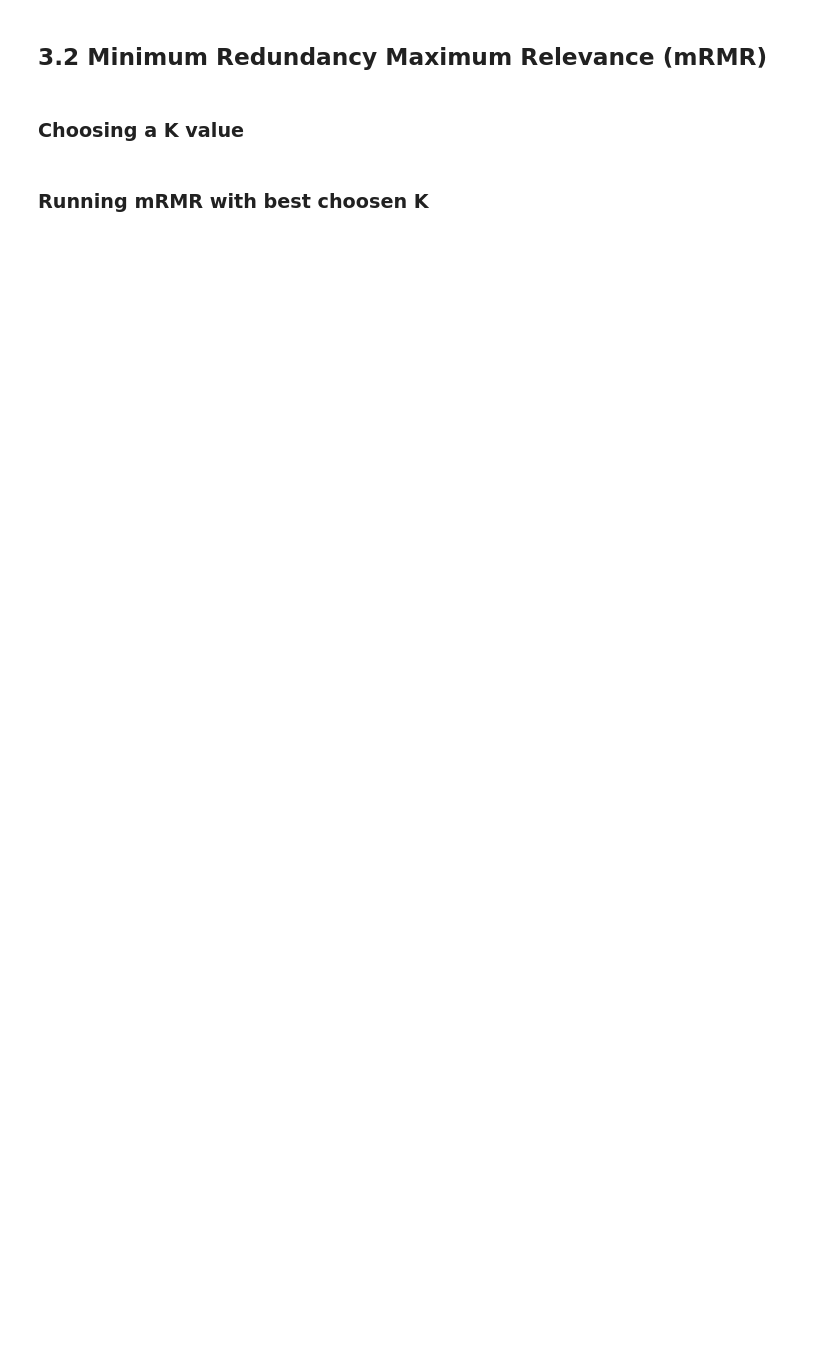
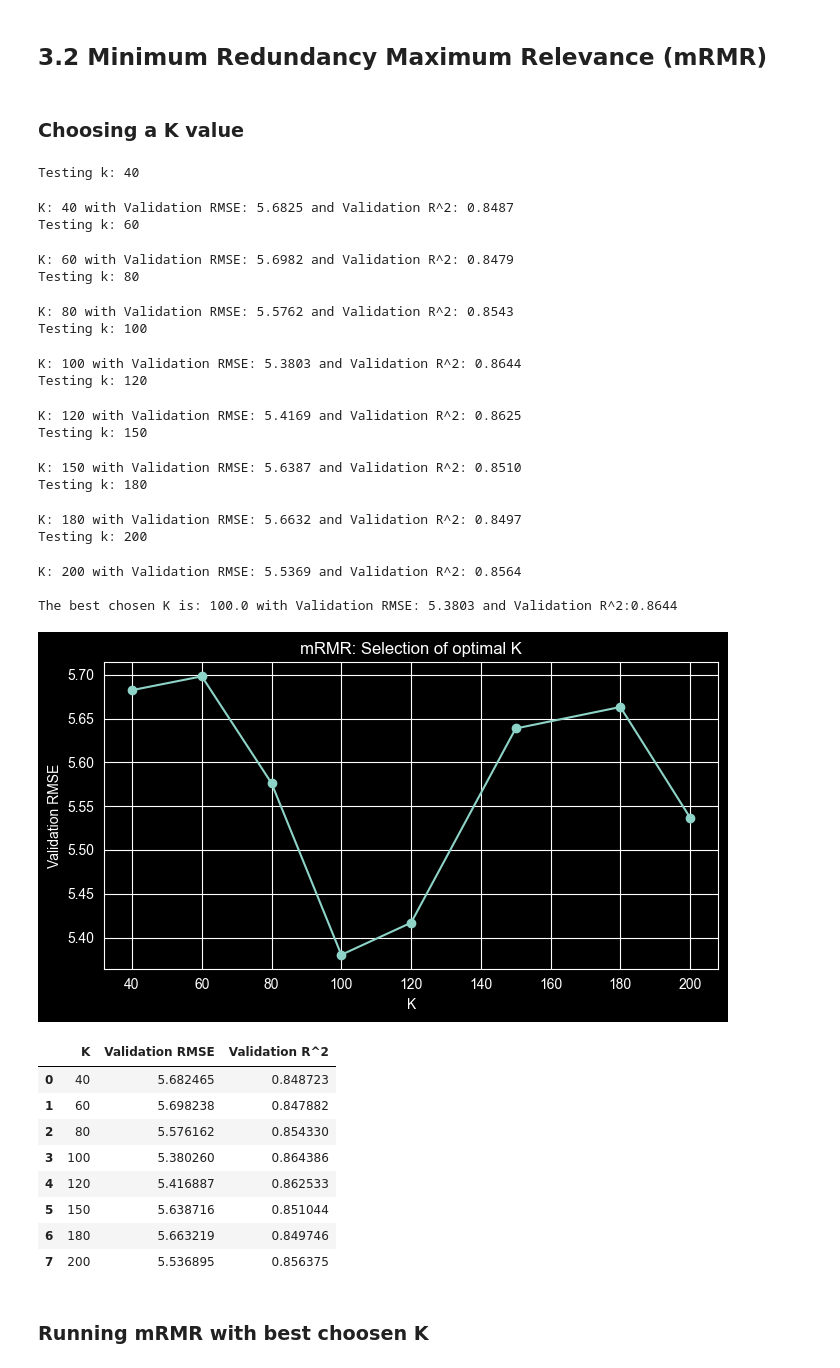
Before and after one commit to Mushroompilamis/MLCB26_Assignment1, a Jupyter notebook: notebooks/model_analysis.ipynb, the cells around one changed output. Drawn from its saved outputs; the diff is of its cells as text; code cells hidden in the pictures; blank space fills up the shorter version.

```diff
--- a/notebooks/model_analysis.ipynb
+++ b/notebooks/model_analysis.ipynb
@@ -231,8 +239,37 @@ frequencyplot(selections_counts)
 # %% [markdown]
 ### Choosing a K value
 # %%
-b_k,results = choosing_k_value(X_train,X_val)
+b_k,results = choosing_k_value(train_data,val_data)
 results
+# %% [output]
+Testing k: 40
+K: 40 with Validation RMSE: 5.6825 and Validation R^2: 0.8487
+Testing k: 60
+K: 60 with Validation RMSE: 5.6982 and Validation R^2: 0.8479
+Testing k: 80
+K: 80 with Validation RMSE: 5.5762 and Validation R^2: 0.8543
+Testing k: 100
+K: 100 with Validation RMSE: 5.3803 and Validation R^2: 0.8644
+Testing k: 120
+K: 120 with Validation RMSE: 5.4169 and Validation R^2: 0.8625
+Testing k: 150
+K: 150 with Validation RMSE: 5.6387 and Validation R^2: 0.8510
+Testing k: 180
+K: 180 with Validation RMSE: 5.6632 and Validation R^2: 0.8497
+Testing k: 200
+K: 200 with Validation RMSE: 5.5369 and Validation R^2: 0.8564
+
+The best chosen K is: 100.0 with Validation RMSE: 5.3803 and Validation R^2:0.8644
+[figure, added]
+|  | K | Validation RMSE | Validation R^2 |
+| 0 | 40 | 5.682465 | 0.848723 |
+| 1 | 60 | 5.698238 | 0.847882 |
+| 2 | 80 | 5.576162 | 0.854330 |
+| 3 | 100 | 5.380260 | 0.864386 |
+| 4 | 120 | 5.416887 | 0.862533 |
+| 5 | 150 | 5.638716 | 0.851044 |
+| 6 | 180 | 5.663219 | 0.849746 |
+| 7 | 200 | 5.536895 | 0.856375 |
 # %% [markdown]
 ### Running mRMR with best choosen K
 # %%
```
Also changed, not shown: parts of 29 cells of this notebook, 7 other files.
